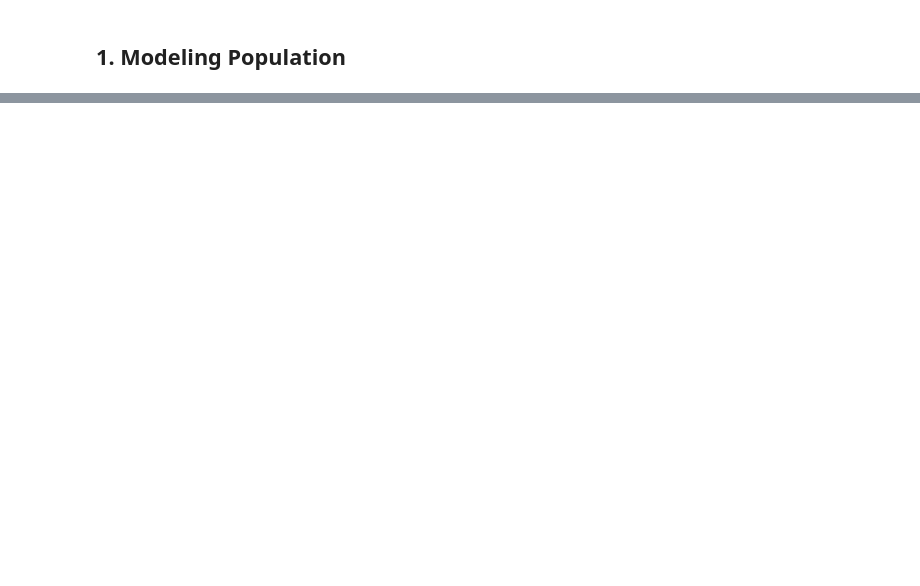
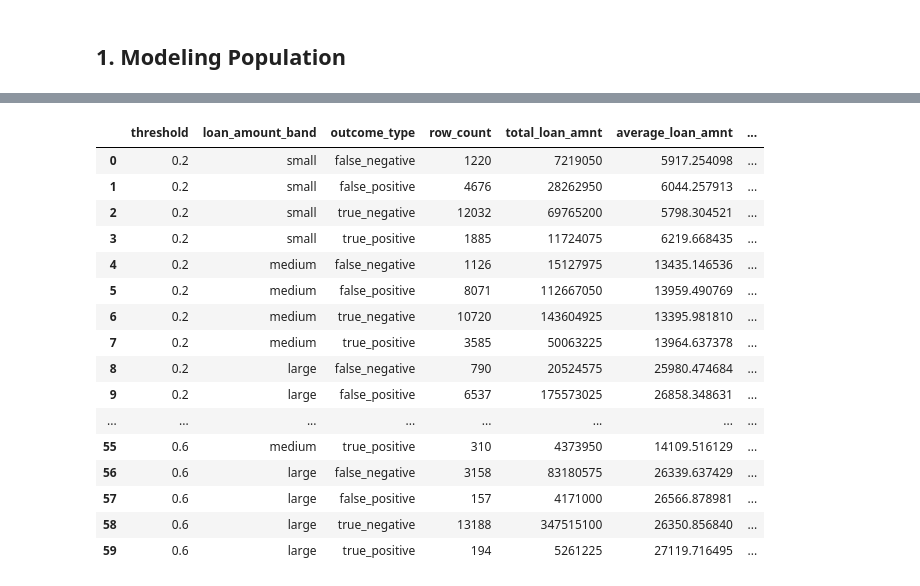
Before and after one commit to Mister-Sippi/loans-at-risk-capturing-default, a Jupyter notebook: notebooks/03_modeling.ipynb, the cells around one changed output, grey strips where cells are left out. Cells and saved outputs as stored; diff of their text form; code cells hidden in the pictures; blank space fills up the shorter version.

Commit message:
Finished EDA notebook, made artifacts, started on notebook modeling

```diff
--- a/notebooks/03_modeling.ipynb
+++ b/notebooks/03_modeling.ipynb
@@ -195,0 +404,10 @@ log(f"Modeling figures directory: {modeling_figures_dir}")
+# %%
+# --------------------------------------------------------
+# Create dataframes for feature engineering
+# --------------------------------------------------------
+
+df_feature_engineering_train = df_model_population_train.copy()
+df_feature_engineering_test = df_model_population_test.copy()
+
+display(f"'target_default' in train: {'target_default' in df_feature_engineering_train.columns}")
+display(f"'target_default' in test: {'target_default' in df_feature_engineering_test.columns}")
@@ -195,0 +2180,19 @@ log(f"Modeling figures directory: {modeling_figures_dir}")
+# %%
+# --------------------------------------------------------
+# Create loan amount bands for testing-period analysis
+# --------------------------------------------------------
+
+loan_amount_band_edges = [0, 10000, 20000, float("inf")]
+loan_amount_band_labels = ["small", "medium", "large"]
+
+loan_amount_band_test = pd.cut(
+    loan_amounts_test,
+    bins=loan_amount_band_edges,
+    labels=loan_amount_band_labels,
+    right=False,
+)
+
+{
+    "stage": "loan_amount_bands_created",
+    "band_counts": loan_amount_band_test.value_counts(dropna=False).to_dict(),
+}
@@ -195,0 +2272,34 @@ log(f"Modeling figures directory: {modeling_figures_dir}")
+# %%
+catboost_native_threshold_band_summary_df = (
+    catboost_native_threshold_row_outcomes_df
+    .groupby(["threshold", "loan_amount_band", "outcome_type"], observed=False)
+    .agg(
+        row_count=("loan_amnt", "size"),
+        total_loan_amnt=("loan_amnt", "sum"),
+        average_loan_amnt=("loan_amnt", "mean"),
+        median_loan_amnt=("loan_amnt", "median"),
+    )
+    .reset_index()
+    .sort_values(by=["threshold", "loan_amount_band", "outcome_type"])
+    .reset_index(drop=True)
+)
+
+display(catboost_native_threshold_band_summary_df)
+# %% [output]
+|  | threshold | loan_amount_band | outcome_type | row_count | total_loan_amnt | average_loan_amnt | ... |
+| 0 | 0.2 | small | false_negative | 1220 | 7219050 | 5917.254098 | ... |
+| 1 | 0.2 | small | false_positive | 4676 | 28262950 | 6044.257913 | ... |
+| 2 | 0.2 | small | true_negative | 12032 | 69765200 | 5798.304521 | ... |
+| 3 | 0.2 | small | true_positive | 1885 | 11724075 | 6219.668435 | ... |
+| 4 | 0.2 | medium | false_negative | 1126 | 15127975 | 13435.146536 | ... |
+| 5 | 0.2 | medium | false_positive | 8071 | 112667050 | 13959.490769 | ... |
+| 6 | 0.2 | medium | true_negative | 10720 | 143604925 | 13395.981810 | ... |
+| 7 | 0.2 | medium | true_positive | 3585 | 50063225 | 13964.637378 | ... |
+| 8 | 0.2 | large | false_negative | 790 | 20524575 | 25980.474684 | ... |
+| 9 | 0.2 | large | false_positive | 6537 | 175573025 | 26858.348631 | ... |
+| ... | ... | ... | ... | ... | ... | ... | ... |
+| 55 | 0.6 | medium | true_positive | 310 | 4373950 | 14109.516129 | ... |
+| 56 | 0.6 | large | false_negative | 3158 | 83180575 | 26339.637429 | ... |
+| 57 | 0.6 | large | false_positive | 157 | 4171000 | 26566.878981 | ... |
+| 58 | 0.6 | large | true_negative | 13188 | 347515100 | 26350.856840 | ... |
+| 59 | 0.6 | large | true_positive | 194 | 5261225 | 27119.716495 | ... |
```
Also changed, not shown: parts of 60 cells of this notebook, 32 other files.
